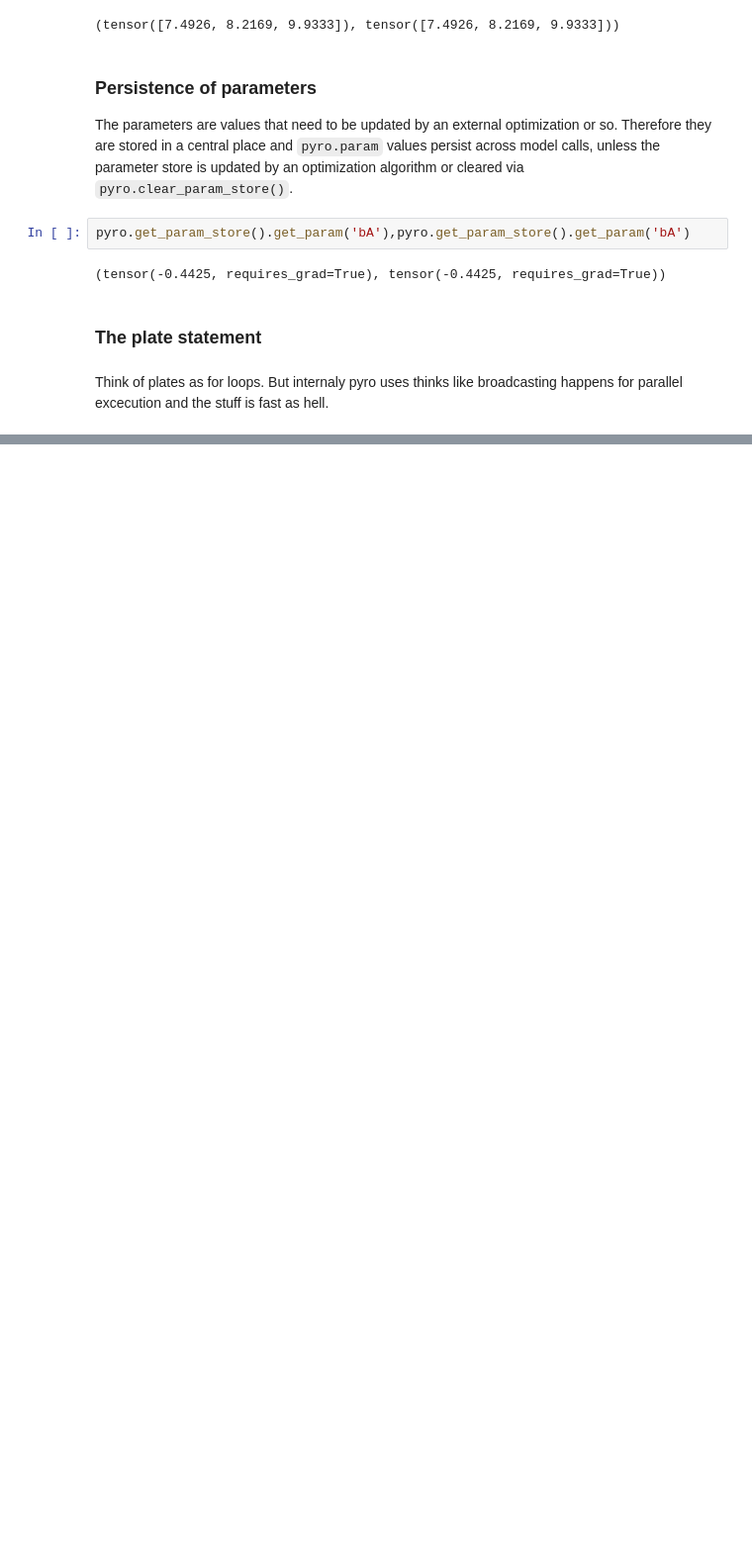
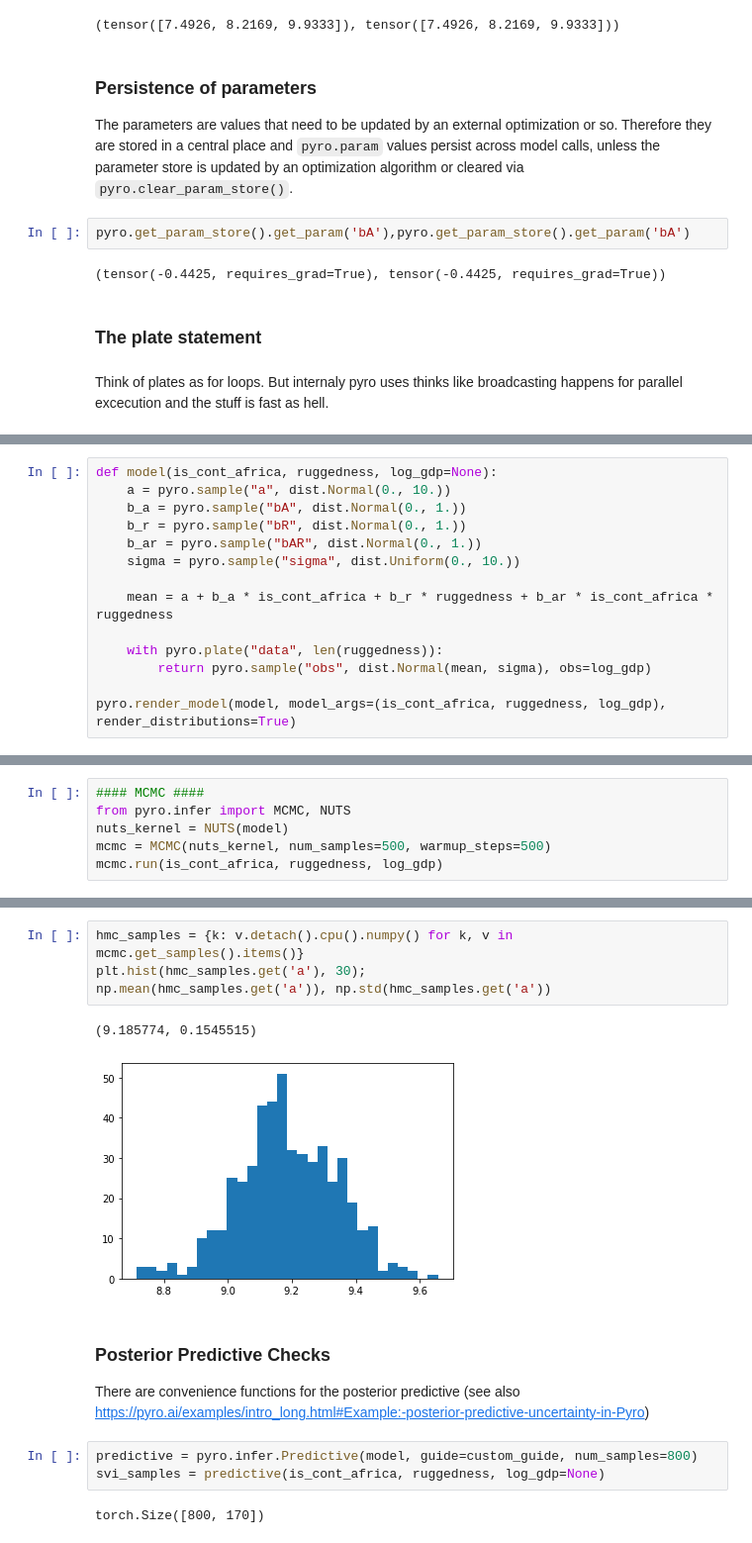
Before and after one commit to oduerr/ml-playground, a Jupyter notebook: python/pyro/01_Simple_Regression.ipynb, the cells around one changed output, grey strips where cells are left out. Shown at 99% size. Cells and saved outputs as stored; diff of their text form; blank space fills up the shorter version.

```diff
--- a/python/pyro/01_Simple_Regression.ipynb
+++ b/python/pyro/01_Simple_Regression.ipynb
@@ -93,0 +99,14 @@ Just replace the parameters with
+# %%
+def model(is_cont_africa, ruggedness, log_gdp=None):
+    a = pyro.sample("a", dist.Normal(0., 10.))
+    b_a = pyro.sample("bA", dist.Normal(0., 1.))
+    b_r = pyro.sample("bR", dist.Normal(0., 1.))
+    b_ar = pyro.sample("bAR", dist.Normal(0., 1.))
+    sigma = pyro.sample("sigma", dist.Uniform(0., 10.))
+
+    mean = a + b_a * is_cont_africa + b_r * ruggedness + b_ar * is_cont_africa * ruggedness
+
+    with pyro.plate("data", len(ruggedness)):
+        return pyro.sample("obs", dist.Normal(mean, sigma), obs=log_gdp)
+
+pyro.render_model(model, model_args=(is_cont_africa, ruggedness, log_gdp), render_distributions=True)
@@ -93,0 +200,6 @@ Just replace the parameters with
+# %%
+#### MCMC ####
+from pyro.infer import MCMC, NUTS
+nuts_kernel = NUTS(model)
+mcmc = MCMC(nuts_kernel, num_samples=500, warmup_steps=500)
+mcmc.run(is_cont_africa, ruggedness, log_gdp)
@@ -93,0 +217,16 @@ Just replace the parameters with
+# %%
+hmc_samples = {k: v.detach().cpu().numpy() for k, v in mcmc.get_samples().items()}
+plt.hist(hmc_samples.get('a'), 30);
+np.mean(hmc_samples.get('a')), np.std(hmc_samples.get('a'))
+# %% [output]
+(9.185774, 0.1545515)
+[figure, added]
+# %% [markdown]
+### Posterior Predictive Checks
+
+There are convenience functions for the posterior predictive (see also https://pyro.ai/examples/intro_long.html#Example:-posterior-predictive-uncertainty-in-Pyro)
+# %%
+predictive = pyro.infer.Predictive(model, guide=custom_guide, num_samples=800)
+svi_samples = predictive(is_cont_africa, ruggedness, log_gdp=None)
+# %% [output]
+torch.Size([800, 170])
```
Also changed, not shown: parts of 14 cells of this notebook.
